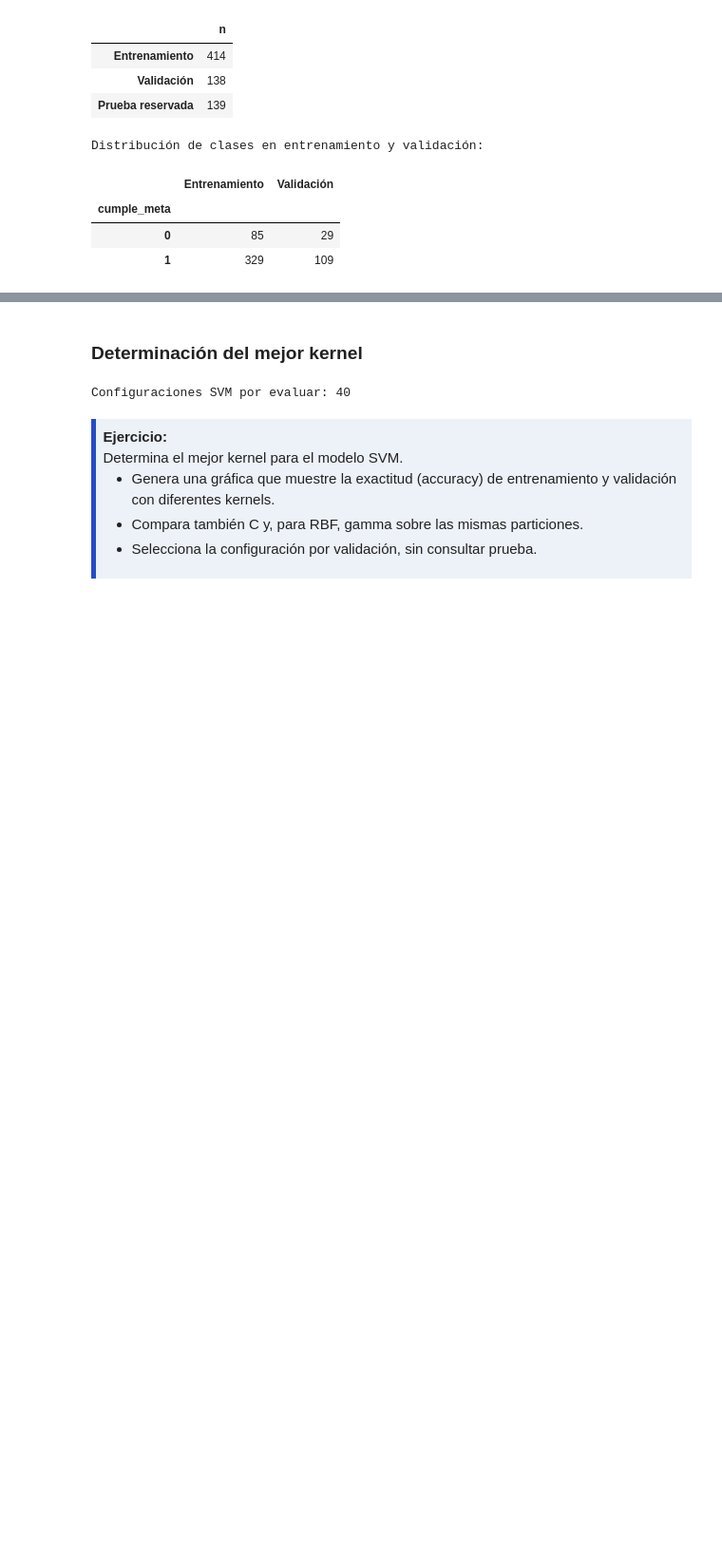
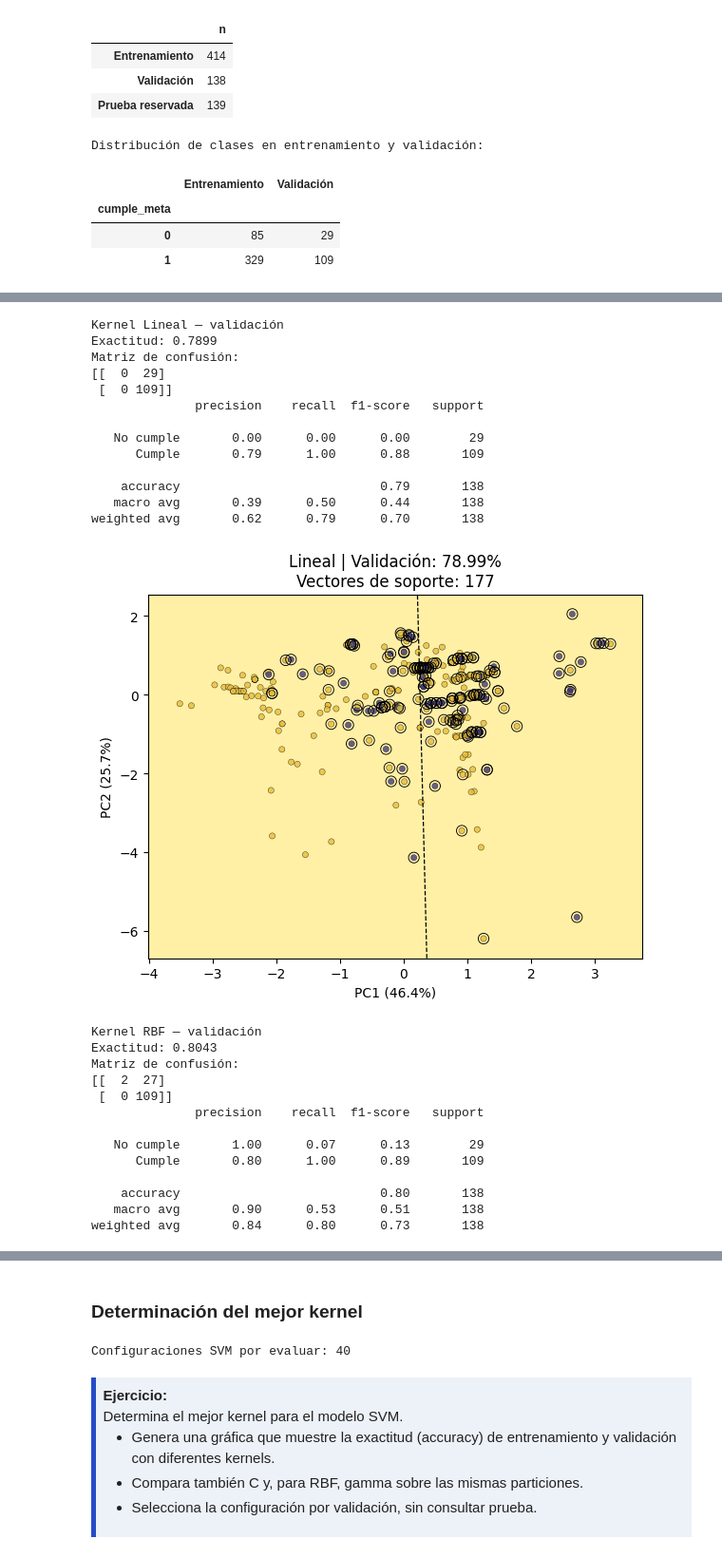
Before and after one commit to 2007Mateo/Aprendizaje_Autom-tico_Inicial_GV, a Jupyter notebook: 06-SVM_Resuelto.ipynb, the cells around one changed output, grey strips where cells are left out. Shown at 95% size. Drawn from its saved outputs; the diff is of its cells as text; code cells hidden in the pictures; blank space fills up the shorter version.

```diff
--- a/06-SVM_Resuelto.ipynb
+++ b/06-SVM_Resuelto.ipynb
@@ -163,0 +208,64 @@ Distribución de clases en entrenamiento y validación:
+# %%
+# Malla común para que las regiones sean comparables.
+lim_inf = X_train_2d.min(axis=0) - .5
+lim_sup = X_train_2d.max(axis=0) + .5
+xx, yy = np.meshgrid(np.linspace(lim_inf[0], lim_sup[0], 220),
+                     np.linspace(lim_inf[1], lim_sup[1], 220))
+malla = np.c_[xx.ravel(), yy.ravel()]
+
+def dibujar_region(ax, modelo, titulo):
+    Z = modelo.predict(malla).reshape(xx.shape)
+    scores = modelo.decision_function(malla).reshape(xx.shape)
+    ax.pcolormesh(xx, yy, Z, cmap=fondo, shading="auto", vmin=0, vmax=1)
+    niveles = [v for v in [-1, 0, 1] if scores.min() < v < scores.max()]
+    if niveles:
+        ax.contour(xx, yy, scores, levels=niveles, colors="k",
+                   linestyles=["solid" if v == 0 else "dashed" for v in niveles], linewidths=.9)
+    ax.scatter(X_train_2d[:,0], X_train_2d[:,1], c=y_train, cmap=colores,
+               vmin=0, vmax=1, s=20, edgecolor="k", linewidth=.3, alpha=.8)
+    sv = modelo.support_vectors_
+    ax.scatter(sv[:,0], sv[:,1], s=65, facecolors="none", edgecolors="k", linewidths=.65)
+    ax.set(xlim=(lim_inf[0],lim_sup[0]), ylim=(lim_inf[1],lim_sup[1]))
+    ejes_2d(ax)
+    ax.set_title(f"{titulo} | Validación: {modelo.score(X_val_2d,y_val):.2%}\nVectores de soporte: {len(sv)}")
+
+modelos_2d = {}
+for nombre, params in [("Lineal", {"kernel":"linear"}), ("RBF", {"kernel":"rbf"})]:
+    modelo_2d = SVC(C=1, **params).fit(X_train_2d, y_train)
+    modelos_2d[nombre] = modelo_2d
+    pred = modelo_2d.predict(X_val_2d)
+    print(f"\nKernel {nombre} — validación")
+    print(f"Exactitud: {accuracy_score(y_val,pred):.4f}")
+    print("Matriz de confusión:", confusion_matrix(y_val,pred,labels=[0,1]), sep="\n")
+    print(classification_report(y_val,pred,labels=[0,1],target_names=["No cumple","Cumple"],zero_division=0))
+    fig, ax = plt.subplots(figsize=(6,5))
+    dibujar_region(ax, modelo_2d, nombre)
+    plt.tight_layout(); plt.show()
+# %% [output]
+Kernel Lineal — validación
+Exactitud: 0.7899
+Matriz de confusión:
+[[  0  29]
+ [  0 109]]
+              precision    recall  f1-score   support
+
+   No cumple       0.00      0.00      0.00        29
+      Cumple       0.79      1.00      0.88       109
+
+    accuracy                           0.79       138
+   macro avg       0.39      0.50      0.44       138
+weighted avg       0.62      0.79      0.70       138
+[figure, added]
+Kernel RBF — validación
+Exactitud: 0.8043
+Matriz de confusión:
+[[  2  27]
+ [  0 109]]
+              precision    recall  f1-score   support
+
+   No cumple       1.00      0.07      0.13        29
+      Cumple       0.80      1.00      0.89       109
+
+    accuracy                           0.80       138
+   macro avg       0.90      0.53      0.51       138
+weighted avg       0.84      0.80      0.73       138
```
Also changed, not shown: parts of 12 cells of this notebook.
